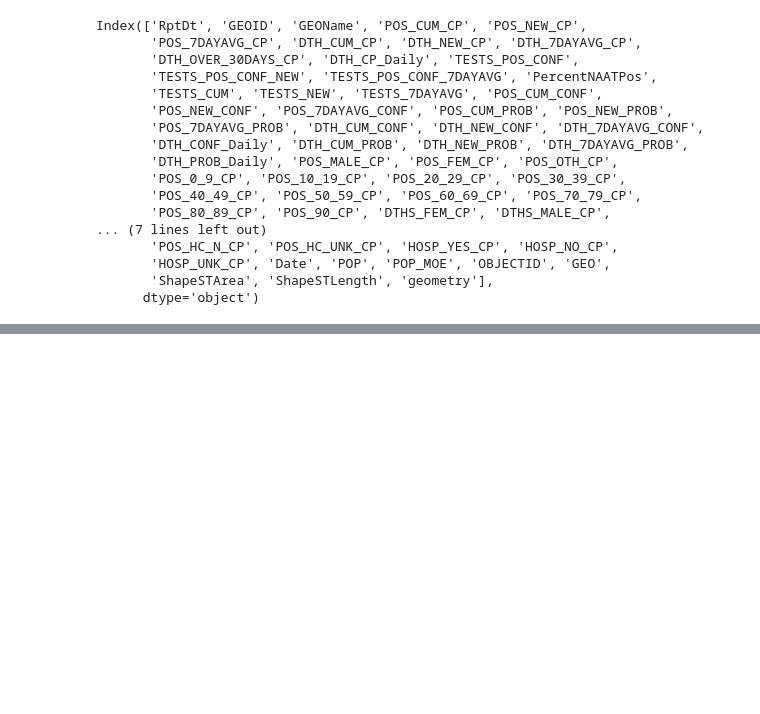
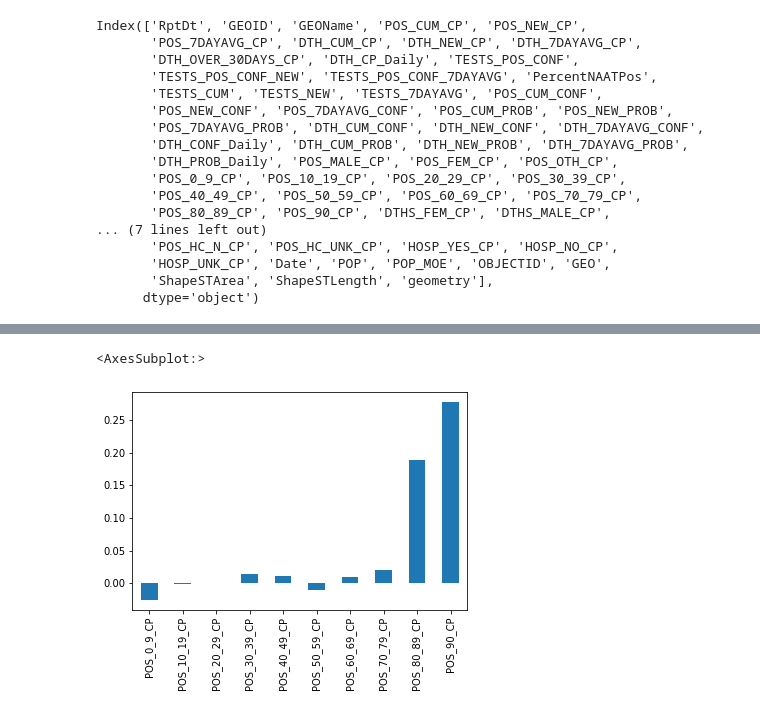
Before and after one commit to cs320-wisc/s22, a Jupyter notebook: lec/29 Regression 1/lec2.ipynb, the cells around one changed output, grey strips where cells are left out. Saved outputs shown, nothing was run; the diff lists cells and outputs as text; code cells hidden in the pictures; blank space fills up the shorter version.

```diff
--- a/lec/29 Regression 1/lec2.ipynb
+++ b/lec/29 Regression 1/lec2.ipynb
@@ -258,0 +301,5 @@ model.score(test[xcols], test["DTH_CUM_CP"])
+# %%
+pd.Series(model.coef_, index=xcols).plot.bar()
+# %% [output]
+<AxesSubplot:>
+[figure, added]
```
Also changed, not shown: parts of 10 cells of this notebook, 3 other files.
